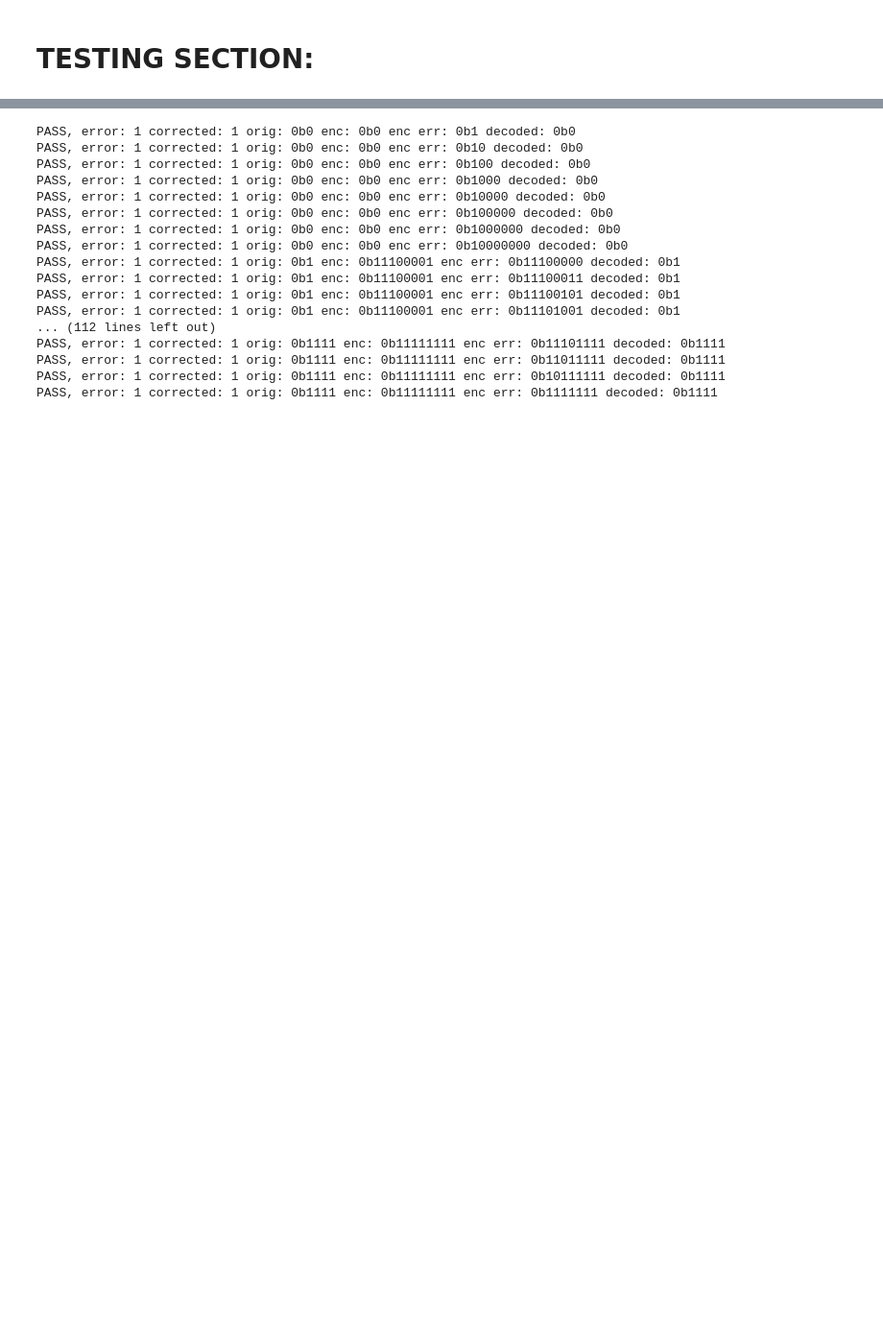
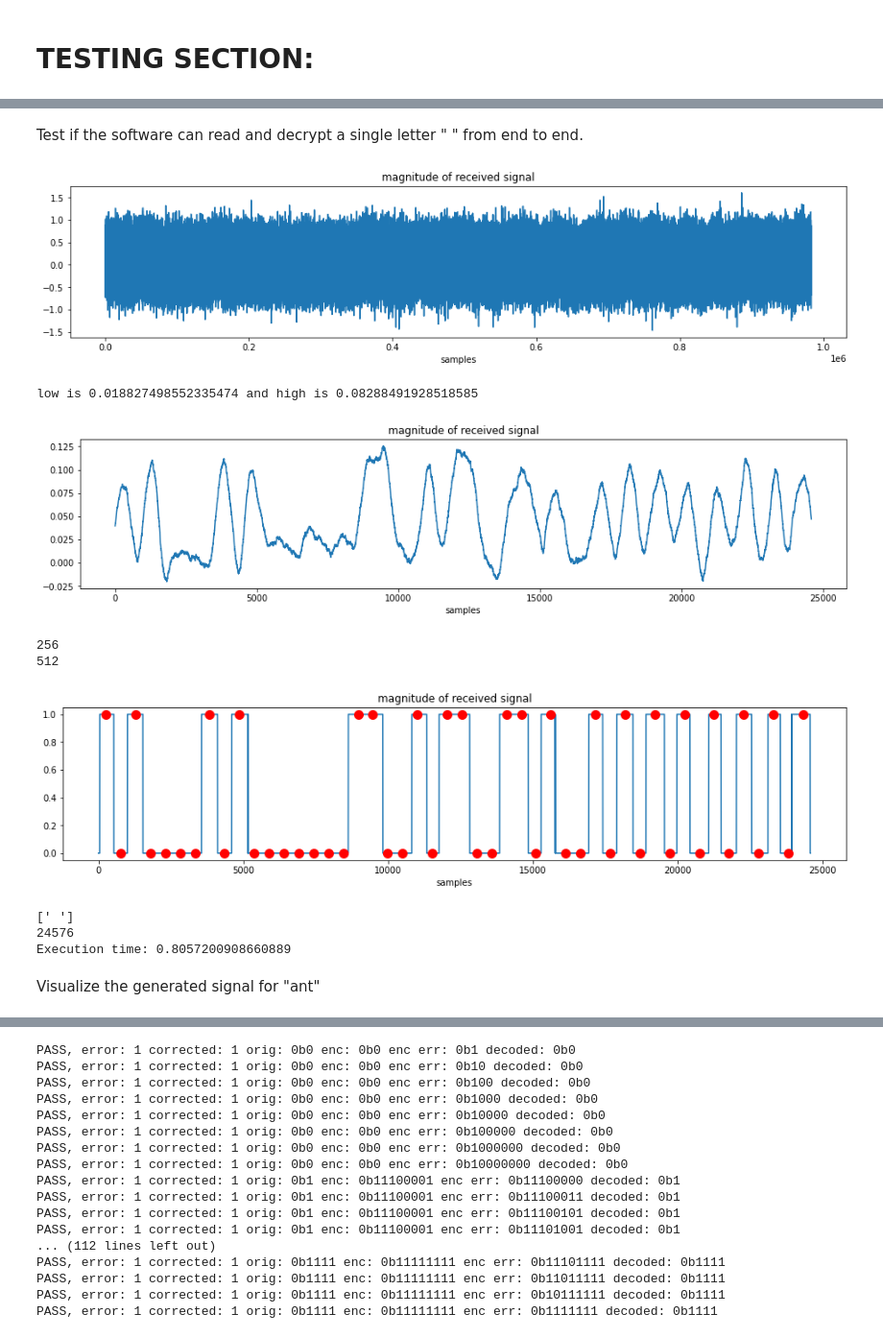
Before and after one commit to itsjameszhao/digital-systems-labs, a Jupyter notebook: Final_Project/Radio_Receiver/Receiver Prototyping.ipynb, the cells around one changed output, grey strips where cells are left out. Shown: that part at 96% size. Cells and saved outputs as stored; diff of their text form; code cells hidden in the pictures; blank space fills up the shorter version.

```diff
--- a/Final_Project/Radio_Receiver/Receiver Prototyping.ipynb
+++ b/Final_Project/Radio_Receiver/Receiver Prototyping.ipynb
@@ -215,12 +228,12 @@ def detect_data_from_preamble(buffer, i):
     a list. Returns the new index where the scan should restart at.
     """
     detected_indices = []
-    while i <= len(buffer) - PREAMBLE_LENGTH_PULSES - PACKET_LENGTH_PULSES:
+    while i <= len(buffer) - (PREAMBLE_LENGTH_SAMPLES + PACKET_LENGTH_SAMPLES):
         # Compute the score
-        score = correlation(PREAMBLE_SEQUENCE, buffer[i:i + PREAMBLE_LENGTH_PULSES])
+        score = correlation(PREAMBLE_SEQUENCE, buffer[i:i + PREAMBLE_LENGTH_SAMPLES])
         if score >= PREAMBLE_THRESHOLD:
             detected_indices.append(i)
-            i = i+PREAMBLE_LENGTH_PULSES + PACKET_LENGTH_PULSES
+            i = i + PREAMBLE_LENGTH_SAMPLES + PACKET_LENGTH_SAMPLES
         else:
             i += 1
 
@@ -289,10 +302,11 @@ def hamming_decode_byte(byte):
             corrected += 1
     return ((byte & 0x0f), error, corrected)
 # %%
-def decode(pulse_pattern):
+def decode(pulse_samples):
     """
-    Given a pulse pattern corresponding to a packet, attempts to decode the pulse into the corresponding letter.
+    Given a pulse samples corresponding to a packet, attempts to decode the pulse into the corresponding letter.
     It does this by
+    0) Downsampling
     1) Converting the pulse pattern into actual 0's and 1's. A pulse of [0, 1] corresponds to 0 and
        a pulse pattern of [1, 0] corresponds to a 1.
     2) Decodes the bit pattern of 0's and 1's using the Hamming(8, 4) protocol
@@ -300,6 +314,7 @@ def decode(pulse_pattern):
     4) Converts the reassembled char value back to a char
     """
     result = []
+    pulse_pattern = extract_data(pulse_samples, PULSE_NUM_SAMPLES // 2, PULSE_NUM_SAMPLES)
     assert len(pulse_pattern) == PACKET_LENGTH_PULSES
     for i in range(0, PACKET_LENGTH_PULSES, 2):
         if pulse_pattern[i] == 1 and pulse_pattern[i+1] == 0:
@@ -341,7 +356,7 @@ def extract_chars_from_data(buffer, i):
     res = []
     detected, new_i = detect_data_from_preamble(buffer, i)
     for item in detected:
-        char = decode(buffer[item+PREAMBLE_LENGTH_PULSES:item+PREAMBLE_LENGTH_PULSES+PACKET_LENGTH_PULSES])
+        char = decode(buffer[item+PREAMBLE_LENGTH_SAMPLES:item+PREAMBLE_LENGTH_SAMPLES+PACKET_LENGTH_SAMPLES])
         res.append(char)
     return res, new_i
 # %% [markdown]
@@ -501,0 +437,39 @@ Test if the Hamming decoding code can detect and correct all one-bit errors.
+# %% [markdown]
+Test if the software can read and decrypt a single letter " " from end to end.
+# %%
+def test_synthetic_complete_decode_single_character_space():
+    data = generate_synthetic_signal(" ", 0.1, 0.01, 0.30) # EXTREMELY NOISY SIGNAL
+    plot_data(data)
+    data = downsample(data, FS, DOWNSAMPLE_FS)
+    # Create the Gaussian kernel.
+    smoothed_data = smoothing_filter(data)
+    low, high = find_amplitude_cutoff(smoothed_data)
+    print(f"low is {low} and high is {high}")
+    data = digitize_samples(smoothed_data, (low + high) / 2)
+    plot_data(smoothed_data)
+    phase, period = PULSE_NUM_SAMPLES // 2, PULSE_NUM_SAMPLES
+    print(phase)
+    print(period)
+    plot_data(data, [phase + k * period for k in range(48)])
+    chars, i = extract_chars_from_data(data, 0)
+    print(chars)
+    print(i)
+    assert chars == [' ']
+
+start_time = time.time()
+test_synthetic_complete_decode_single_character_space()
+end_time = time.time()
+
+print("Execution time:", end_time - start_time)
+# %% [output]
+[figure, added]
+low is 0.018827498552335474 and high is 0.08288491928518585
+[figure, added]
+256
+512
+[figure, added]
+[' ']
+24576
+Execution time: 0.8057200908660889
+# %% [markdown]
+Visualize the generated signal for "ant"
```
Also changed, not shown: parts of 37 cells of this notebook, 1 other file.
